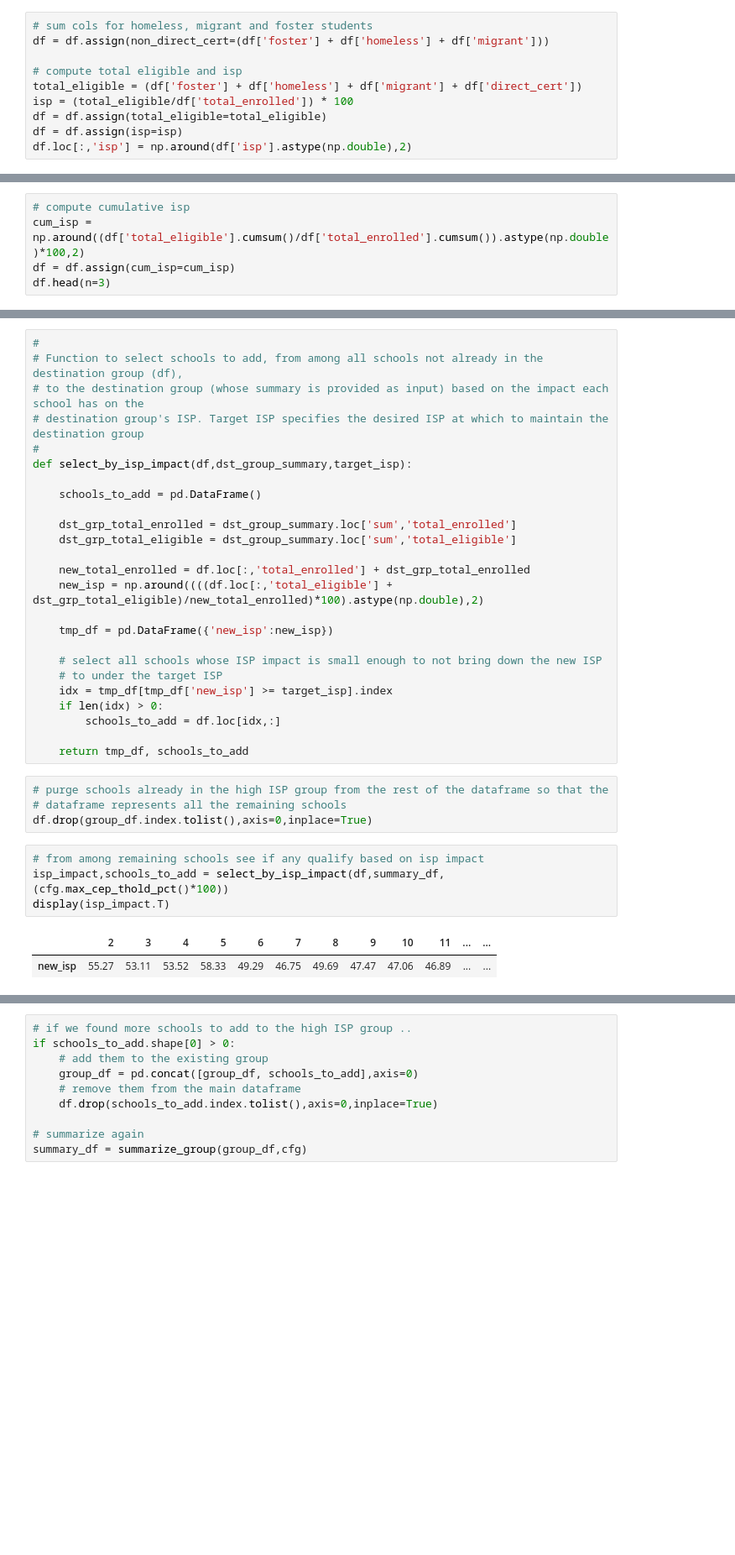
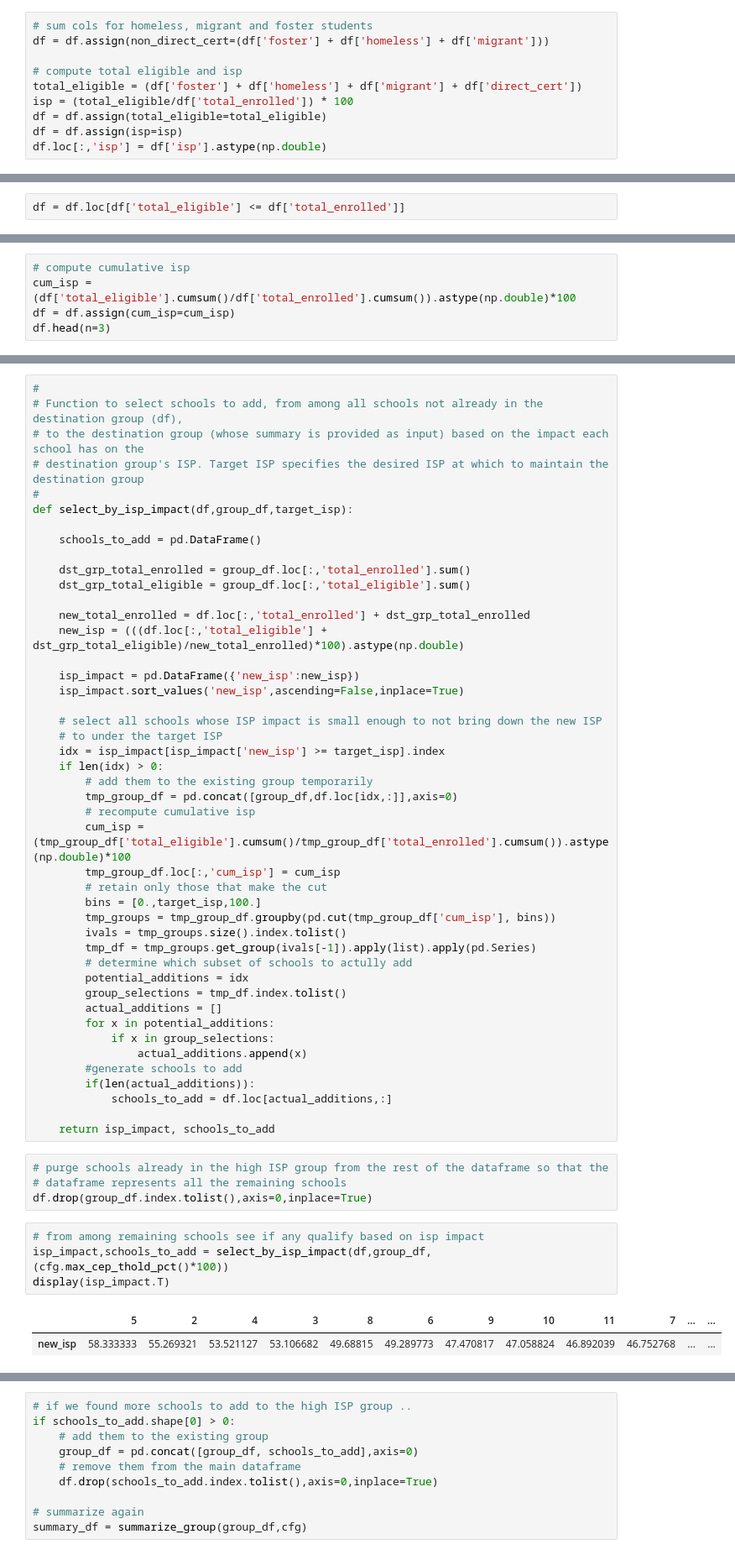
Before and after one commit to opensandiego/mealscount-backend, a Jupyter notebook: sandbox/mc_algorithm_v2_test.ipynb, the cells around one changed output, grey strips where cells are left out. Shown at 84% size. Saved outputs shown, nothing was run; the diff lists cells and outputs as text; blank space fills up the shorter version.

```diff
--- a/sandbox/mc_algorithm_v2_test.ipynb
+++ b/sandbox/mc_algorithm_v2_test.ipynb
@@ -111,4 +112,4 @@ total_eligible = (df['foster'] + df['homeless'] + df['migrant'] + df['direct_cer
 isp = (total_eligible/df['total_enrolled']) * 100
 df = df.assign(total_eligible=total_eligible)
 df = df.assign(isp=isp)
-df.loc[:,'isp'] = np.around(df['isp'].astype(np.double),2)
+df.loc[:,'isp'] = df['isp'].astype(np.double)
@@ -115,3 +120,5 @@ df.loc[:,'isp'] = np.around(df['isp'].astype(np.double),2)
+# %%
+df = df.loc[df['total_eligible'] <= df['total_enrolled']]
 # %%
 df.head(n=3)
 # %% [output]
@@ -136,7 +143,7 @@ df.drop('index',axis=1,inplace=True)
 Compute cumulative ISPs for the entire district.
 # %%
 # compute cumulative isp
-cum_isp = np.around((df['total_eligible'].cumsum()/df['total_enrolled'].cumsum()).astype(np.double)*100,2)
+cum_isp = (df['total_eligible'].cumsum()/df['total_enrolled'].cumsum()).astype(np.double)*100
 df = df.assign(cum_isp=cum_isp)
 df.head(n=3)
 # %% [output]
@@ -267,36 +274,56 @@ We then compute the impact of the rest of the schools, each one taken individual
 # to the destination group (whose summary is provided as input) based on the impact each school has on the
 # destination group's ISP. Target ISP specifies the desired ISP at which to maintain the destination group
 #
-def select_by_isp_impact(df,dst_group_summary,target_isp):
+def select_by_isp_impact(df,group_df,target_isp):
 
     schools_to_add = pd.DataFrame()
 
-    dst_grp_total_enrolled = dst_group_summary.loc['sum','total_enrolled']
-    dst_grp_total_eligible = dst_group_summary.loc['sum','total_eligible']
+    dst_grp_total_enrolled = group_df.loc[:,'total_enrolled'].sum()
+    dst_grp_total_eligible = group_df.loc[:,'total_eligible'].sum()
 
     new_total_enrolled = df.loc[:,'total_enrolled'] + dst_grp_total_enrolled
-    new_isp = np.around((((df.loc[:,'total_eligible'] + dst_grp_total_eligible)/new_total_enrolled)*100).astype(np.double),2)
+    new_isp = (((df.loc[:,'total_eligible'] + dst_grp_total_eligible)/new_total_enrolled)*100).astype(np.double)
 
-    tmp_df = pd.DataFrame({'new_isp':new_isp})
+    isp_impact = pd.DataFrame({'new_isp':new_isp})
+    isp_impact.sort_values('new_isp',ascending=False,inplace=True)
 
     # select all schools whose ISP impact is small enough to not bring down the new ISP
     # to under the target ISP
-    idx = tmp_df[tmp_df['new_isp'] >= target_isp].index
+    idx = isp_impact[isp_impact['new_isp'] >= target_isp].index
     if len(idx) > 0:
-        schools_to_add = df.loc[idx,:]
+        # add them to the existing group temporarily
+        tmp_group_df = pd.concat([group_df,df.loc[idx,:]],axis=0)
+        # recompute cumulative isp
+        cum_isp = (tmp_group_df['total_eligible'].cumsum()/tmp_group_df['total_enrolled'].cumsum()).astype(np.double)*100
+        tmp_group_df.loc[:,'cum_isp'] = cum_isp
+        # retain only those that make the cut
+        bins = [0.,target_isp,100.]
+        tmp_groups = tmp_group_df.groupby(pd.cut(tmp_group_df['cum_isp'], bins))
+        ivals = tmp_groups.size().index.tolist()
+        tmp_df = tmp_groups.get_group(ivals[-1]).apply(list).apply(pd.Series)
+        # determine which subset of schools to actully add
+        potential_additions = idx
+        group_selections = tmp_df.index.tolist()
+        actual_additions = []
+        for x in potential_additions:
+            if x in group_selections:
+                actual_additions.append(x)
+        #generate schools to add
+        if(len(actual_additions)):
+            schools_to_add = df.loc[actual_additions,:]
 
-    return tmp_df, schools_to_add
+    return isp_impact, schools_to_add
 # %%
 # purge schools already in the high ISP group from the rest of the dataframe so that the
 # dataframe represents all the remaining schools
 df.drop(group_df.index.tolist(),axis=0,inplace=True)
 # %%
 # from among remaining schools see if any qualify based on isp impact
-isp_impact,schools_to_add = select_by_isp_impact(df,summary_df,(cfg.max_cep_thold_pct()*100))
+isp_impact,schools_to_add = select_by_isp_impact(df,group_df,(cfg.max_cep_thold_pct()*100))
 display(isp_impact.T)
 # %% [output]
-|  | 2 | 3 | 4 | 5 | 6 | 7 | 8 | 9 | 10 | 11 | ... | ... |
-| new_isp | 55.27 | 53.11 | 53.52 | 58.33 | 49.29 | 46.75 | 49.69 | 47.47 | 47.06 | 46.89 | ... | ... |
+|  | 5 | 2 | 4 | 3 | 8 | 6 | 9 | 10 | 11 | 7 | ... | ... |
+| new_isp | 58.333333 | 55.269321 | 53.521127 | 53.106682 | 49.68815 | 49.289773 | 47.470817 | 47.058824 | 46.892039 | 46.752768 | ... | ... |
 1 rows × 31 columns
 # %%
 # if we found more schools to add to the high ISP group ..
```
Also changed, not shown: parts of 17 cells of this notebook, 7 other files.
